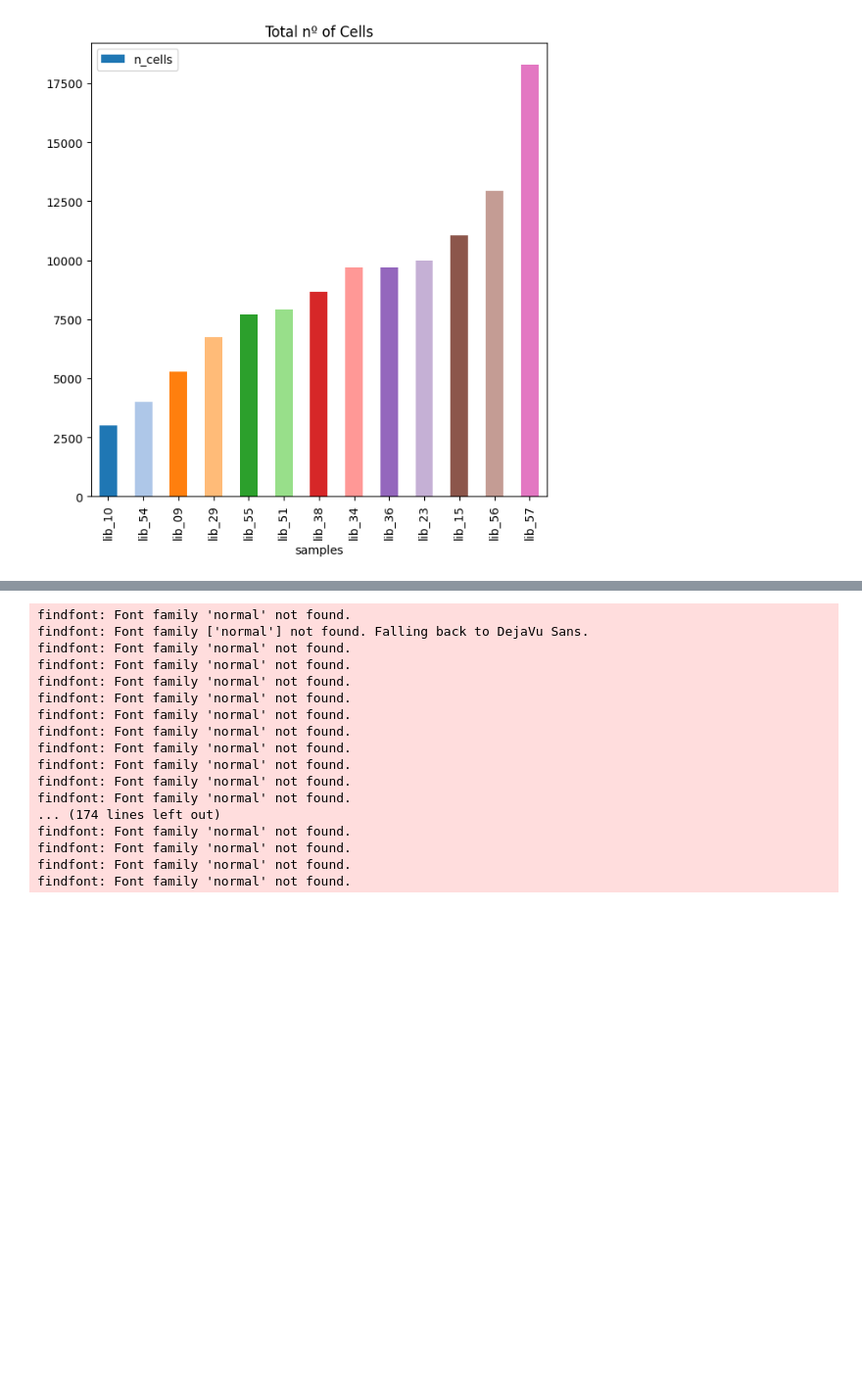
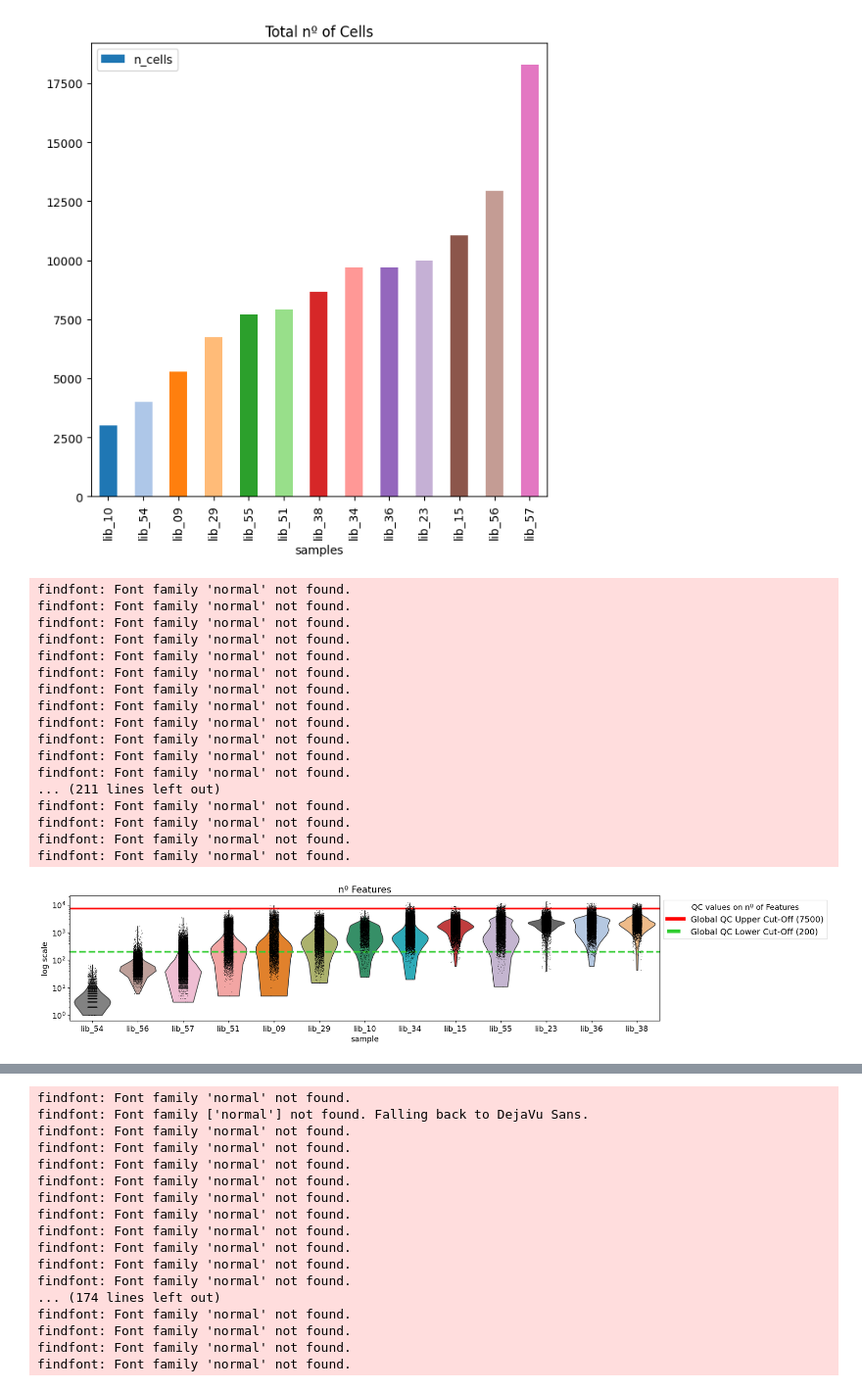
Before and after one commit to mereulab/Multimodal_single-cell_Benchmarking, a Jupyter notebook: PREPROCESSING/RNA/1_QC_snRNA.ipynb, the cells around one changed output, grey strips where cells are left out. Shown at 98% size. Drawn from its saved outputs; the diff is of its cells as text; code cells hidden in the pictures; blank space fills up the shorter version.

```diff
--- a/PREPROCESSING/RNA/1_QC_snRNA.ipynb
+++ b/PREPROCESSING/RNA/1_QC_snRNA.ipynb
@@ -96,3 +96,34 @@ for i in adata.obs['sample'].unique():
     list_sample.append(i)
 sort_l = np.argsort(list_val)
 order = [list_sample[i] for i in sort_l]
+# %%
+a = sc.pl.violin(adata, keys = ['n_genes_by_counts'] ,show=False, log = True, groupby='sample', order = order, palette=sample_colors)
+l1 = a.axhline(7500, color='red',linewidth = 3)
+
+l2 = a.axhline(200, color='limegreen', label = '2ndQC NON-IMMUNE',linewidth = 3, linestyle = '--')
+a.set_title('nº Features')
+a.set_ylabel('log scale')
+leg = a.legend([l1,l2],['Global QC Upper Cut-Off (7500)','Global QC Lower Cut-Off (200)'],fontsize = 14, title = 'QC values on nº of Features',
+  fancybox=False, ncol=1,   bbox_to_anchor = (1,1))
+for line in leg.get_lines():
+    line.set_linewidth(6.0)
+plt.savefig(f'../../../figures/sn_QC_violin_n_genes_by_counts.png', bbox_inches='tight', dpi=600)
+# %% [output]
+findfont: Font family 'normal' not found.
+findfont: Font family 'normal' not found.
+findfont: Font family 'normal' not found.
+findfont: Font family 'normal' not found.
+findfont: Font family 'normal' not found.
+findfont: Font family 'normal' not found.
+findfont: Font family 'normal' not found.
+findfont: Font family 'normal' not found.
+findfont: Font family 'normal' not found.
+findfont: Font family 'normal' not found.
+findfont: Font family 'normal' not found.
+findfont: Font family 'normal' not found.
+... (211 lines left out)
+findfont: Font family 'normal' not found.
+findfont: Font family 'normal' not found.
+findfont: Font family 'normal' not found.
+findfont: Font family 'normal' not found.
+[figure, added]
```
Also changed, not shown: parts of 4 cells of this notebook, 31 other files.
